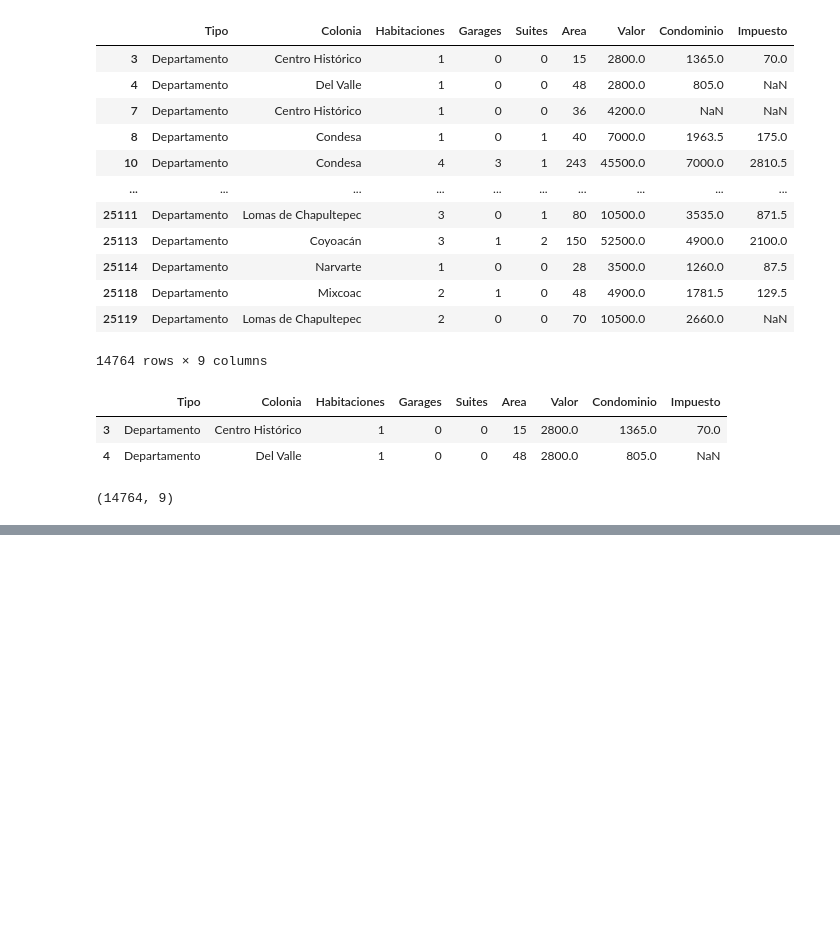
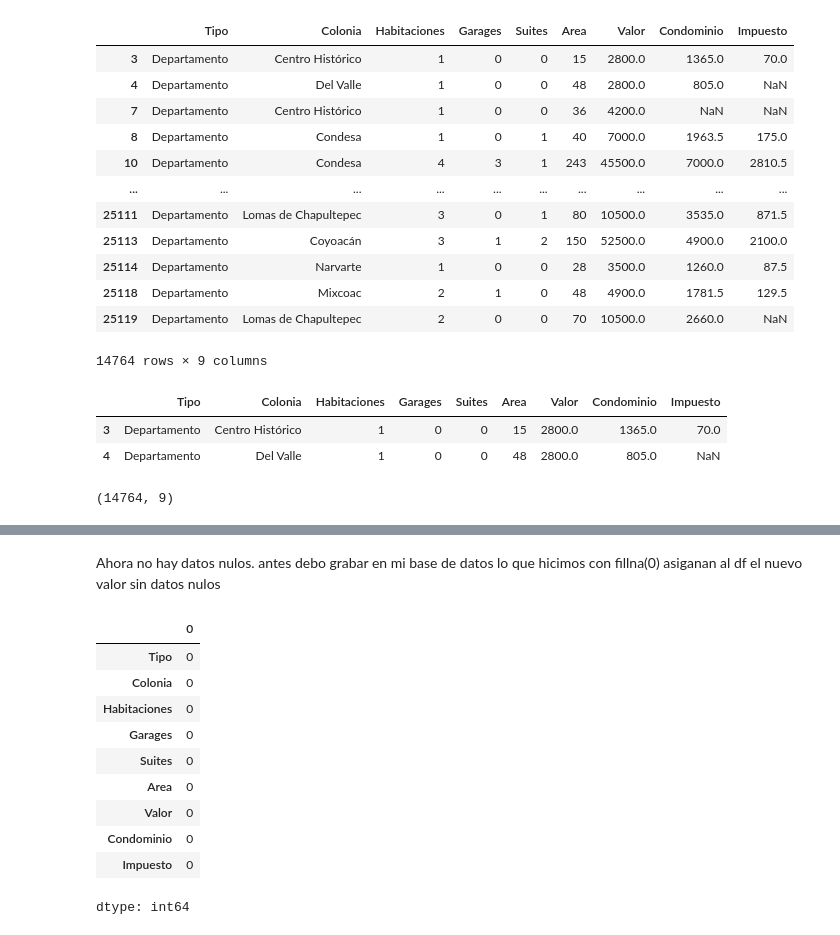
Before and after one commit to hernanpm101/Aplicando_a_proyectos_G9_Oracle, a Jupyter notebook: inmuebles_cdmx.ipynb, the cells around one changed output, grey strips where cells are left out. Cells and saved outputs as stored; diff of their text form; code cells hidden in the pictures; blank space fills up the shorter version.

```diff
--- a/inmuebles_cdmx.ipynb
+++ b/inmuebles_cdmx.ipynb
@@ -406,0 +459,17 @@ df.shape
+# %% [markdown]
+Ahora no hay datos nulos. antes debo grabar en mi base de datos lo que hicimos con fillna(0) asiganan al df el nuevo valor sin datos nulos
+# %%
+df = df.fillna(0)
+df.isnull().sum()
+# %% [output]
+|  | 0 |
+| Tipo | 0 |
+| Colonia | 0 |
+| Habitaciones | 0 |
+| Garages | 0 |
+| Suites | 0 |
+| Area | 0 |
+| Valor | 0 |
+| Condominio | 0 |
+| Impuesto | 0 |
+dtype: int64
```
Also changed, not shown: parts of 8 cells of this notebook.
